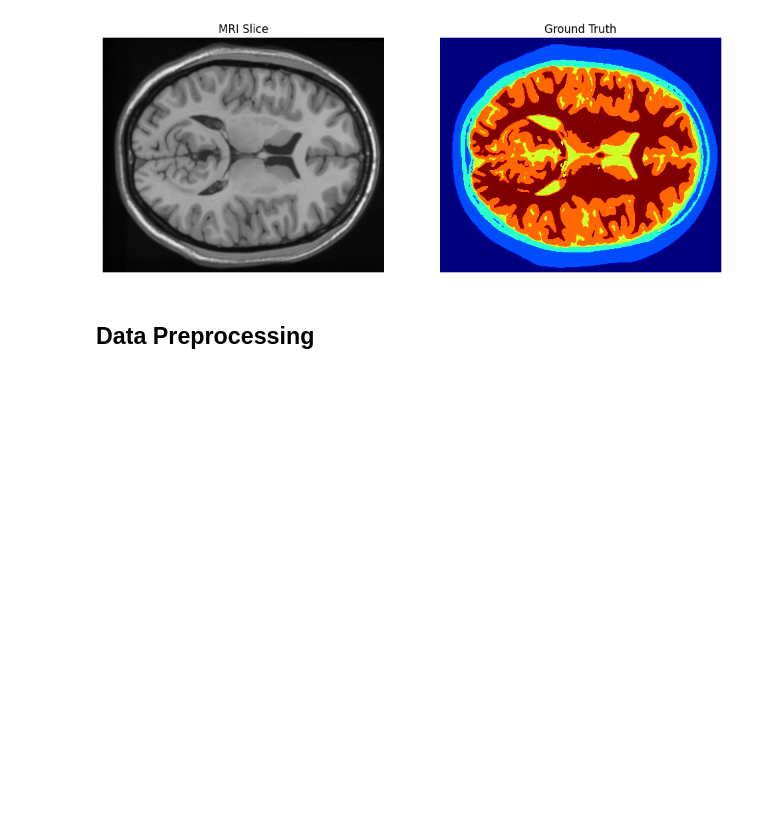
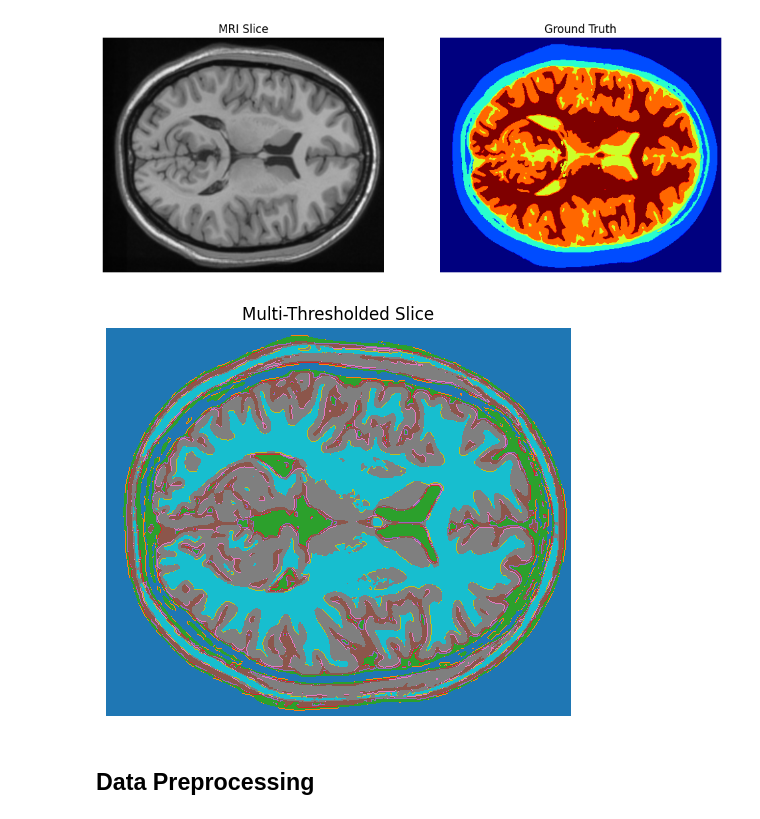
Before and after one commit to chiarapaglioni/MRI-image-segmentation, a Jupyter notebook: image-segmentation-2d.ipynb, the cells around one changed output. Drawn from its saved outputs; the diff is of its cells as text; code cells hidden in the pictures; blank space fills up the shorter version.

```diff
--- a/image-segmentation-2d.ipynb
+++ b/image-segmentation-2d.ipynb
@@ -77,6 +79,20 @@ visualize_example(T1_U, label_U, slice_idx=5)
 visualize_example(T1_U, label_U, slice_idx=9)
 # %% [output]
 [figure]
+# %%
+# --- Multi-thresholding Preprocessing ---
+def apply_multithresholding(volume, classes=6):
+    thresholds = threshold_multiotsu(volume, classes=classes-1)
+    return np.digitize(volume, bins=thresholds)
+
+thresholded_slice = apply_multithresholding(T1_U[:, :, 5], classes=6)
+plt.figure(figsize=(6, 6))
+plt.title("Multi-Thresholded Slice")
+plt.imshow(thresholded_slice, cmap='tab10')
+plt.axis('off')
+plt.show()
+# %% [output]
+[figure, added]
 # %% [markdown]
 ## Data Preprocessing
 # %%
```
Also changed, not shown: parts of 7 cells of this notebook.
